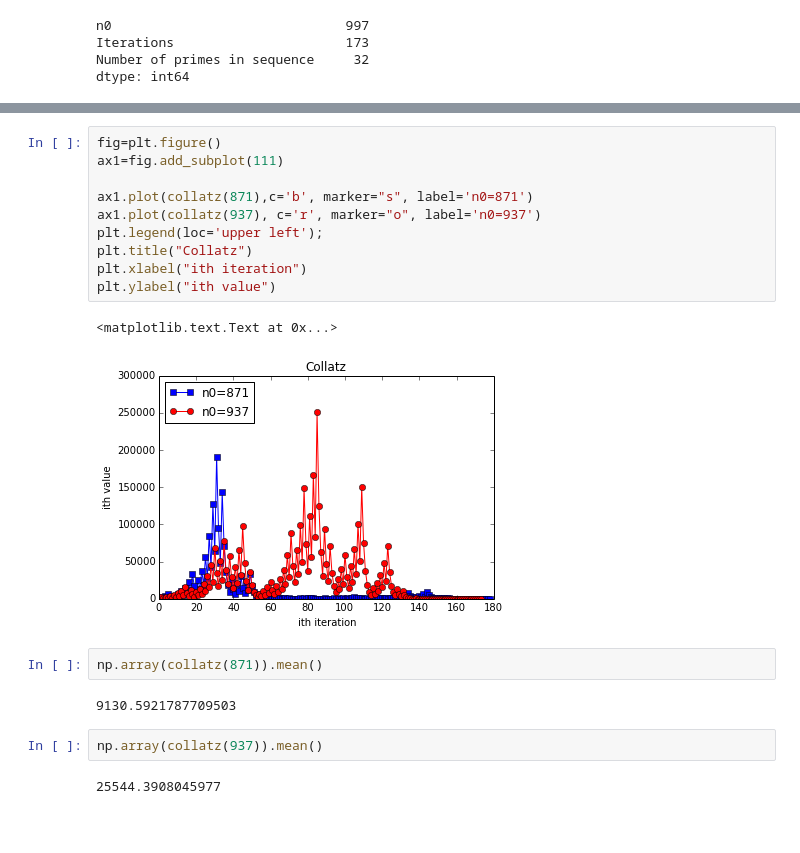
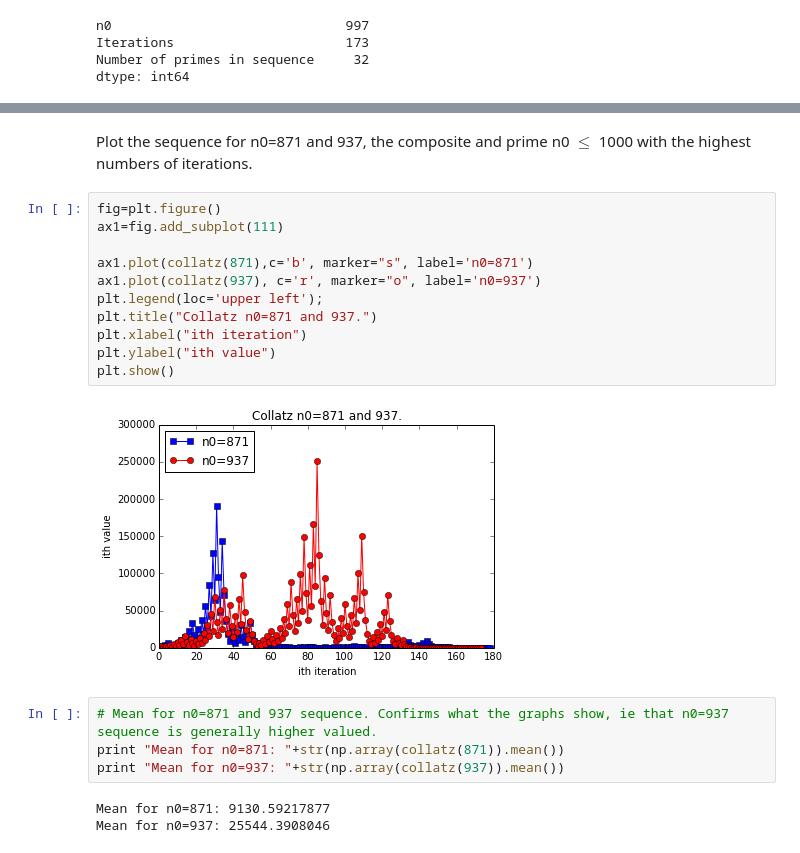
Before and after one commit to George231086/Miscellaneous, a Jupyter notebook: collatz.ipynb, the cells around one changed output, grey strips where cells are left out. Cells and saved outputs as stored; diff of their text form; blank space fills up the shorter version.

```diff
--- a/collatz.ipynb
+++ b/collatz.ipynb
@@ -158,21 +188,22 @@ primeDf.sort('Iterations',ascending=False).head()
+# %% [markdown]
+Plot the sequence for n0=871 and 937, the composite and prime n0 $\leq$ 1000 with the highest numbers of iterations.
 # %%
 fig=plt.figure()
 ax1=fig.add_subplot(111)
 
 ax1.plot(collatz(871),c='b', marker="s", label='n0=871')
 ax1.plot(collatz(937), c='r', marker="o", label='n0=937')
 plt.legend(loc='upper left');
-plt.title("Collatz")
+plt.title("Collatz n0=871 and 937.")
 plt.xlabel("ith iteration")
 plt.ylabel("ith value")
+plt.show()
 # %% [output]
-<matplotlib.text.Text at 0x...>
-[figure, old version]
+[figure, new version]
-# %%
-np.array(collatz(871)).mean()
-# %% [output]
-9130.5921787709503
-# %%
-np.array(collatz(937)).mean()
-# %% [output]
-25544.3908045977
+# %%
+# Mean for n0=871 and 937 sequence. Confirms what the graphs show, ie that n0=937 sequence is generally higher valued.
+print "Mean for n0=871: "+str(np.array(collatz(871)).mean())
+print "Mean for n0=937: "+str(np.array(collatz(937)).mean())
+# %% [output]
+Mean for n0=871: 9130.59217877
+Mean for n0=937: 25544.3908046
```
Also changed, not shown: parts of 19 cells of this notebook.
